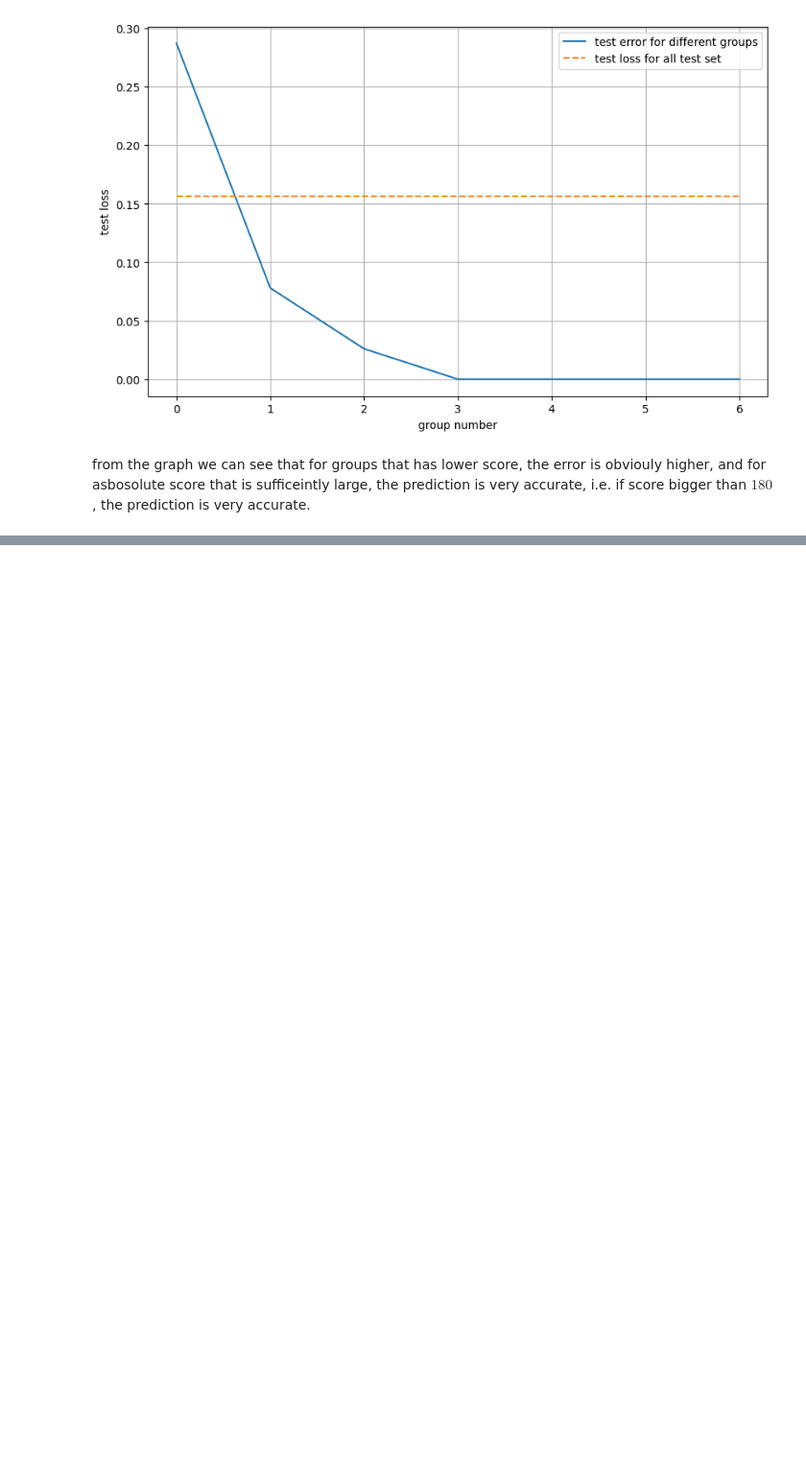
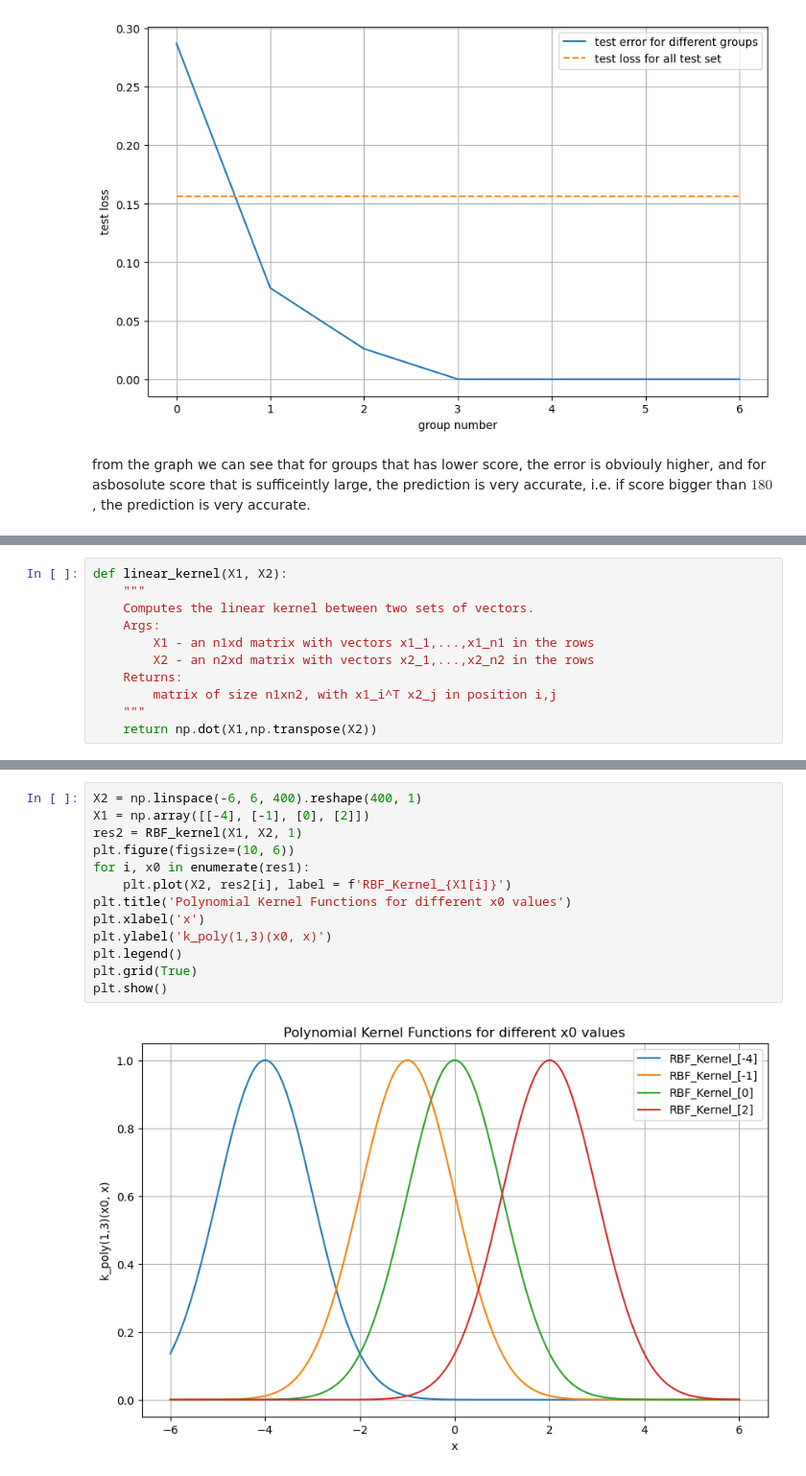
Before and after one commit to HYS20010113/ml_hw2, a Jupyter notebook: hw2/hw2.ipynb, the cells around one changed output, grey strips where cells are left out. Shown at 96% size. Drawn from its saved outputs; the diff is of its cells as text; blank space fills up the shorter version.

```diff
--- a/hw2/hw2.ipynb
+++ b/hw2/hw2.ipynb
@@ -369,0 +387,11 @@ from the graph we can see that for groups that has lower score, the error is obv
+# %%
+def linear_kernel(X1, X2):
+    """
+    Computes the linear kernel between two sets of vectors.
+    Args:
+        X1 - an n1xd matrix with vectors x1_1,...,x1_n1 in the rows
+        X2 - an n2xd matrix with vectors x2_1,...,x2_n2 in the rows
+    Returns:
+        matrix of size n1xn2, with x1_i^T x2_j in position i,j
+    """
+    return np.dot(X1,np.transpose(X2))
@@ -369,0 +462,15 @@ from the graph we can see that for groups that has lower score, the error is obv
+# %%
+X2 = np.linspace(-6, 6, 400).reshape(400, 1)
+X1 = np.array([[-4], [-1], [0], [2]])
+res2 = RBF_kernel(X1, X2, 1)
+plt.figure(figsize=(10, 6))
+for i, x0 in enumerate(res1):
+    plt.plot(X2, res2[i], label = f'RBF_Kernel_{X1[i]}')
+plt.title('Polynomial Kernel Functions for different x0 values')
+plt.xlabel('x')
+plt.ylabel('k_poly(1,3)(x0, x)')
+plt.legend()
+plt.grid(True)
+plt.show()
+# %% [output]
+[figure, added]
```
Also changed, not shown: parts of 11 cells of this notebook, 3 other files.
